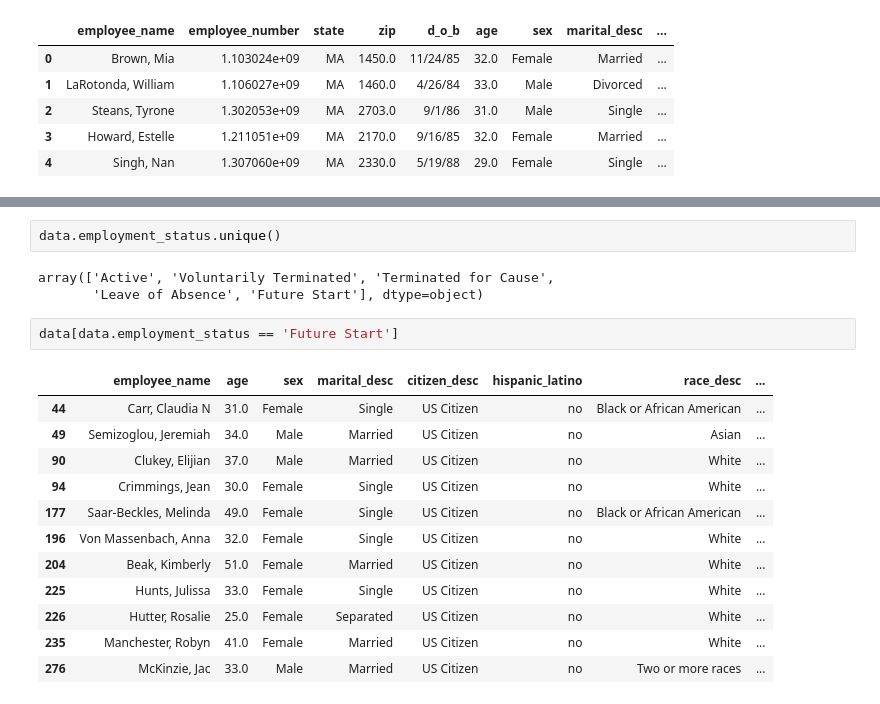
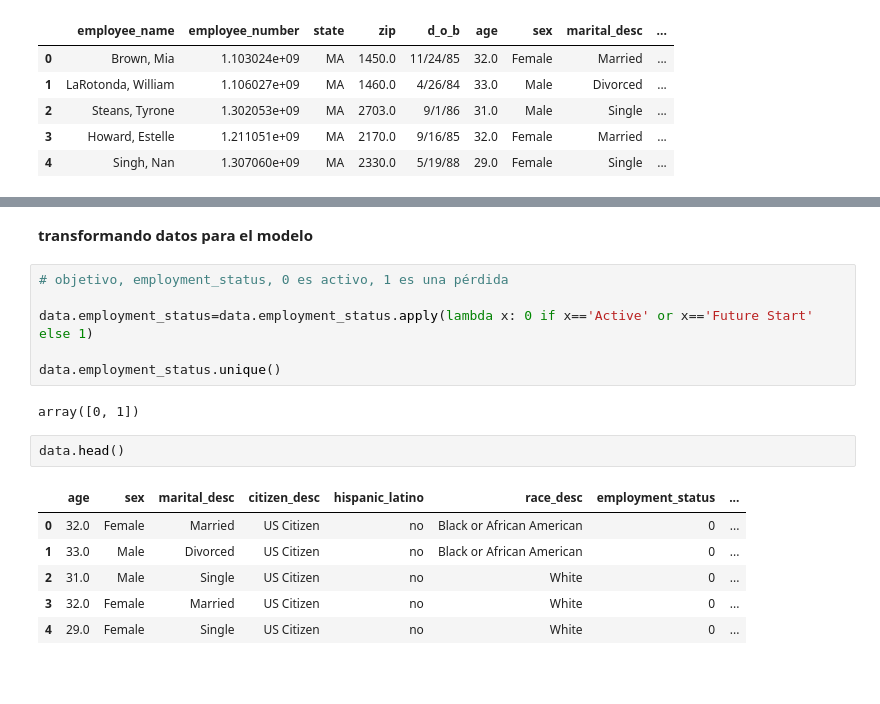
Before and after one commit to YonatanRA/sesame_hr_datatalk, a Jupyter notebook: notebooks/sesame_hr.ipynb, the cells around one changed output, grey strips where cells are left out. Cells and saved outputs as stored; diff of their text form; blank space fills up the shorter version.

Commit message:
modelo predictivo

```diff
--- a/notebooks/sesame_hr.ipynb
+++ b/notebooks/sesame_hr.ipynb
@@ -273,20 +287,19 @@ data.head()
-# %%
-data.employment_status.unique()
-# %% [output]
-array(['Active', 'Voluntarily Terminated', 'Terminated for Cause',
-       'Leave of Absence', 'Future Start'], dtype=object)
-# %%
-data[data.employment_status == 'Future Start']
-# %% [output]
-|  | employee_name | age | sex | marital_desc | citizen_desc | hispanic_latino | race_desc | ... |
-| 44 | Carr, Claudia N | 31.0 | Female | Single | US Citizen | no | Black or African American | ... |
-| 49 | Semizoglou, Jeremiah | 34.0 | Male | Married | US Citizen | no | Asian | ... |
-| 90 | Clukey, Elijian | 37.0 | Male | Married | US Citizen | no | White | ... |
-| 94 | Crimmings, Jean | 30.0 | Female | Single | US Citizen | no | White | ... |
-| 177 | Saar-Beckles, Melinda | 49.0 | Female | Single | US Citizen | no | Black or African American | ... |
-| 196 | Von Massenbach, Anna | 32.0 | Female | Single | US Citizen | no | White | ... |
-| 204 | Beak, Kimberly | 51.0 | Female | Married | US Citizen | no | White | ... |
-| 225 | Hunts, Julissa | 33.0 | Female | Single | US Citizen | no | White | ... |
-| 226 | Hutter, Rosalie | 25.0 | Female | Separated | US Citizen | no | White | ... |
-| 235 | Manchester, Robyn | 41.0 | Female | Married | US Citizen | no | White | ... |
-| 276 | McKinzie, Jac | 33.0 | Male | Married | US Citizen | no | Two or more races | ... |
+# %% [markdown]
+**transformando datos para el modelo**
+# %%
+# objetivo, employment_status, 0 es activo, 1 es una pérdida
+
+data.employment_status=data.employment_status.apply(lambda x: 0 if x=='Active' or x=='Future Start' else 1)
+
+data.employment_status.unique()
+# %% [output]
+array([0, 1])
+# %%
+data.head()
+# %% [output]
+|  | age | sex | marital_desc | citizen_desc | hispanic_latino | race_desc | employment_status | ... |
+| 0 | 32.0 | Female | Married | US Citizen | no | Black or African American | 0 | ... |
+| 1 | 33.0 | Male | Divorced | US Citizen | no | Black or African American | 0 | ... |
+| 2 | 31.0 | Male | Single | US Citizen | no | White | 0 | ... |
+| 3 | 32.0 | Female | Married | US Citizen | no | White | 0 | ... |
+| 4 | 29.0 | Female | Single | US Citizen | no | White | 0 | ... |
```
Also changed, not shown: parts of 10 cells of this notebook.
